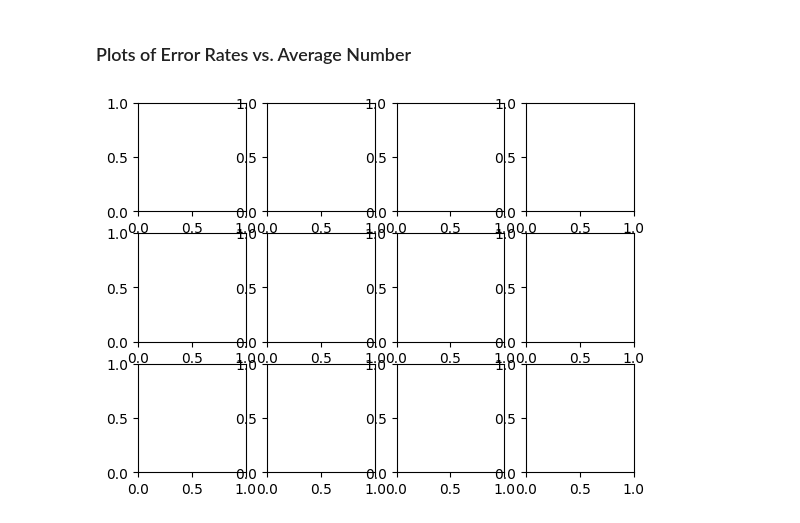
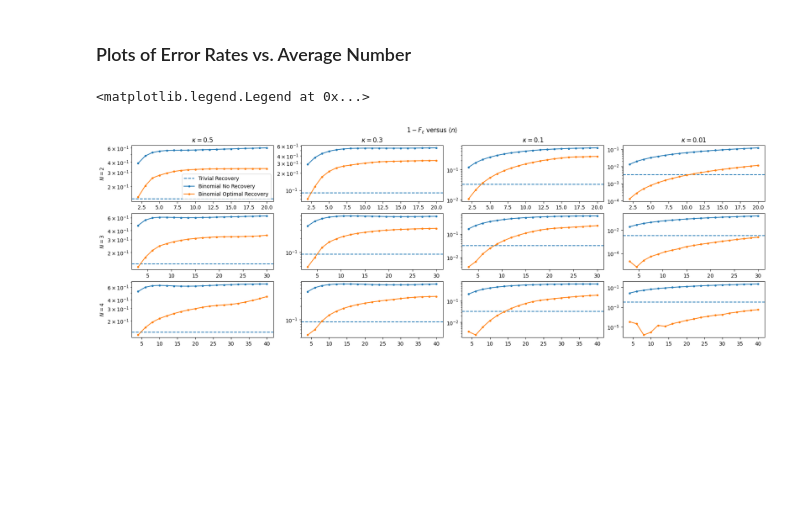
Before and after one commit to SaurabhTotey/Random-Quantum-Codes, a Jupyter notebook: Demo.ipynb, the cells around one changed output. Cells and saved outputs as stored; diff of their text form; code cells hidden in the pictures; blank space fills up the shorter version.

Commit message:
Implement basic plots

```diff
--- a/Demo.ipynb
+++ b/Demo.ipynb
@@ -11,7 +12,7 @@ from src import code_simulator, code, noise, recovery
 ### Parameters
 # %%
 rotation_symmetries = [2, 3, 4]
-loss_noise_values = [0.1, 0.01, 0.001, 0.0001]
+loss_noise_values = [0.5, 0.3, 0.1, 0.01]
 number_of_filled_levels_values = range(1, 20)
 # %% [markdown]
 ### Fidelities of Trivial Code
@@ -27,10 +28,10 @@ This will take forever to run on the first time because it needs to calculate a
 binomial_fidelities = np.zeros((len(rotation_symmetries), len(loss_noise_values), len(number_of_filled_levels_values), 2))
 binomial_photon_numbers = np.zeros((len(rotation_symmetries), len(number_of_filled_levels_values)))
 for i, rotation_symmetry in enumerate(rotation_symmetries):
-    for j, loss_noise_amount in enumerate(loss_noise_values):
-        for k, number_of_filled_levels in enumerate(number_of_filled_levels_values):
-            binomial_code = code.get_binomial_code(rotation_symmetry, number_of_filled_levels, (number_of_filled_levels + 2) * rotation_symmetry)
-            binomial_fidelities[i,j,k,0] = code_simulator.get_fidelity_of_code_under_loss_noise(binomial_code, loss_noise_amount, False)
-            binomial_fidelities[i,j,k,1] = code_simulator.get_fidelity_of_code_under_loss_noise(binomial_code, loss_noise_amount, True)
-            binomial_photon_numbers[i,k] = 0 # TODO
+	for j, loss_noise_amount in enumerate(loss_noise_values):
+		for k, number_of_filled_levels in enumerate(number_of_filled_levels_values):
+			binomial_code = code.get_binomial_code(rotation_symmetry, number_of_filled_levels, (number_of_filled_levels + 2) * rotation_symmetry)
+			binomial_fidelities[i,j,k,0] = code_simulator.get_fidelity_of_code_under_loss_noise(binomial_code, loss_noise_amount, False)
+			binomial_fidelities[i,j,k,1] = code_simulator.get_fidelity_of_code_under_loss_noise(binomial_code, loss_noise_amount, True)
+			binomial_photon_numbers[i,k] = qt.expect(qt.num(binomial_code.physical_dimension), 1 / 2 * (binomial_code.zero_encoding * binomial_code.zero_encoding.dag() + binomial_code.one_encoding * binomial_code.one_encoding.dag()))
 # %% [output]
@@ -39,7 +40,20 @@ Wall time: 159 ms
 # %% [markdown]
 ### Plots of Error Rates vs. Average Number
 # %%
-fig, axs = plt.subplots(len(rotation_symmetries), len(loss_noise_values))
-# TODO
+fig, axs = plt.subplots(len(rotation_symmetries), len(loss_noise_values), figsize=(18, 6), constrained_layout=True)
+fig.suptitle(r"$1 - F_\epsilon$ versus $\langle n\rangle$")
+for i, rotation_symmetry in enumerate(rotation_symmetries):
+	axs[i,0].set_ylabel(f"$N={rotation_symmetry}$")
+for i, loss_noise_amount in enumerate(loss_noise_values):
+	axs[0,i].set_title(f"$\\kappa={loss_noise_amount}$")
+
+for i, rotation_symmetry in enumerate(rotation_symmetries):
+	for j, loss_noise_amount in enumerate(loss_noise_values):
+		axs[i,j].axhline(1 - trivial_fidelities[j], linestyle="--", label="Trivial Recovery")
+		axs[i,j].semilogy(binomial_photon_numbers[i], 1 - binomial_fidelities[i,j,:,0], ".-", label="Binomial No Recovery")
+		axs[i,j].semilogy(binomial_photon_numbers[i], 1 - binomial_fidelities[i,j,:,1], ".-", label="Binomial Optimal Recovery")
+
+axs[0,0].legend()
 # %% [output]
+<matplotlib.legend.Legend at 0x...>
-[figure, old version]
+[figure, new version]
```
Also changed, not shown: parts of 2 cells of this notebook.
